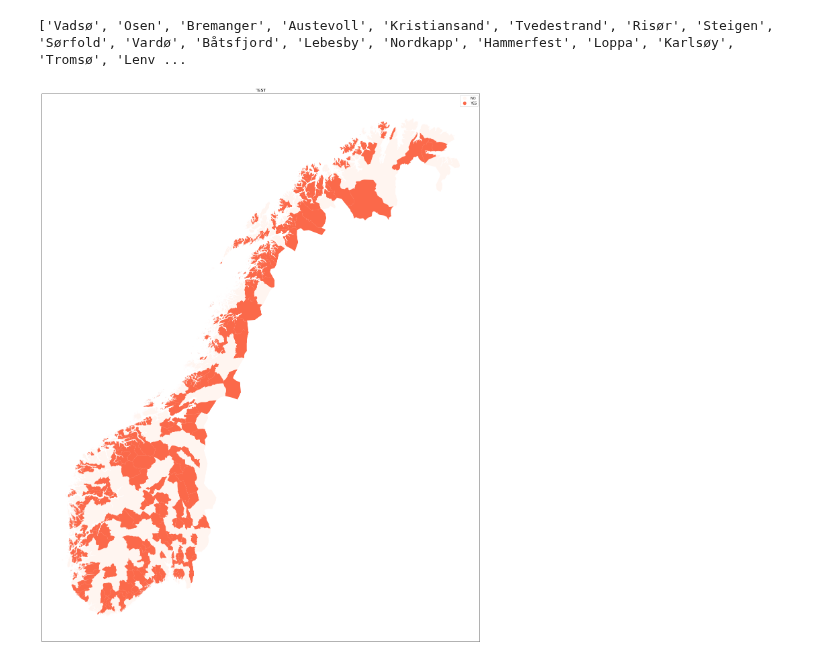
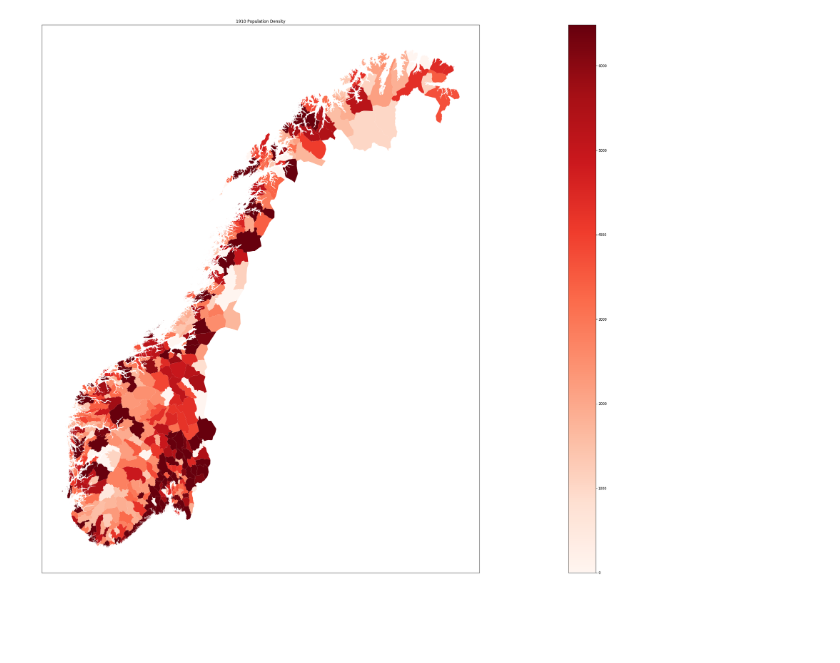
Before and after one commit to BerntA/NorwegianDemographics, a Jupyter notebook: src/geoplot_testing.ipynb, the cells around one changed output. Saved outputs shown, nothing was run; the diff lists cells and outputs as text; code cells hidden in the pictures; blank space fills up the shorter version.

Commit message:
- Finished visualization logic of final data.
- Created an animation depicting population growth from 1800 to 1900.

```diff
--- a/src/geoplot_testing.ipynb
+++ b/src/geoplot_testing.ipynb
@@ -9,0 +14,2 @@ plt.rcParams['figure.figsize'] = (95, 30)
+# %%
+df_1910_census = pd.read_csv('data/1910_census_modern.csv', encoding='utf-8') # Generated from merge_data
@@ -24,11 +89,16 @@ df_municipalities.head()
 # %%
-def visualize(data, values, title='', cat=False):
+def visualize(data, values, title='', cat=False, figPath=None, dontShow=False):
+    plt.rcParams['figure.figsize'] = (95, 30) # Fix figure size!
+
+    if dontShow:
+        plt.ioff()
+
     ax = data.plot(
         column=values,
         cmap='Reds',
         legend=True,
         vmin=0.0,
-        vmax=float(np.max(values) if cat == False else len(set(values))),
+        vmax=(np.ceil(values[values.nonzero()].mean()) if (cat == False) else len(set(values))),
         categorical=cat
     )
 
@@ -39,4 +109,29 @@ def visualize(data, values, title='', cat=False):
     ax.get_xaxis().set_visible(False)
     ax.get_yaxis().set_visible(False)
     ax.set_title(title)
+
+    if figPath:
+        plt.savefig('img/{}.png'.format(figPath), transparent=False, bbox_inches='tight')
+
+    if dontShow:
+        plt.close()
+
+def getPopulationPerMunicipality(census, municipalities):
+    tmp = {}
+    for k, v in Counter(census).most_common():
+        tmp[k] = v
+    return np.array([tmp[n] if n in tmp else 0 for n in municipalities])
+
+def animatePopulationOverTime(year_start, year_end):
+    years_of_interest = sorted([int(year) for year in set(df_1910_census.loc[:,'Birth Year']) if year is not '?' and int(year) >= year_start and int(year) <= year_end])
+    temp = []
+
+    for year in years_of_interest:
+        people = df_1910_census.loc[df_1910_census.loc[:, 'Birth Year'] == str(year)]
+        temp.append(getPopulationPerMunicipality(people.loc[:,'Municipality'], df_municipalities.loc[:,'Municipality']))
+
+    for i, population in enumerate(np.cumsum(temp, axis=0)):
+        year = years_of_interest[i]
+        visualize(df_municipalities, population, '{}'.format(year), False, 'birth_{}'.format(year), True)
+        print("Visualized", year, '!')
 # %%
@@ -46,8 +140,5 @@ visualize(df_municipalities, np.array([i for i in range(len(df_municipalities))]
-# %%
-print(list(df_municipalities.iloc[:,1])) # Municipalities!
-# %% [output]
-['Vadsø', 'Osen', 'Bremanger', 'Austevoll', 'Kristiansand', 'Tvedestrand', 'Risør', 'Steigen', 'Sørfold', 'Vardø', 'Båtsfjord', 'Lebesby', 'Nordkapp', 'Hammerfest', 'Loppa', 'Karlsøy', 'Tromsø', 'Lenv ...
-# %%
-visualize(df_municipalities, np.array([np.random.permutation(['YES', 'NO'])[0] for _ in range(len(df_municipalities))]), 'TEST', True)
-# %% [output]
-[figure, removed]
+# %%
+pop_1910 = getPopulationPerMunicipality(df_1910_census.loc[:,'Municipality'], df_municipalities.loc[:,'Municipality'])
+visualize(df_municipalities, pop_1910, '1910 Population Density', False, '1910_img_test') # Density during 1910, roughly.
+# %% [output]
+[figure, added]
```
Also changed, not shown: parts of 11 cells of this notebook, 4 other files.
